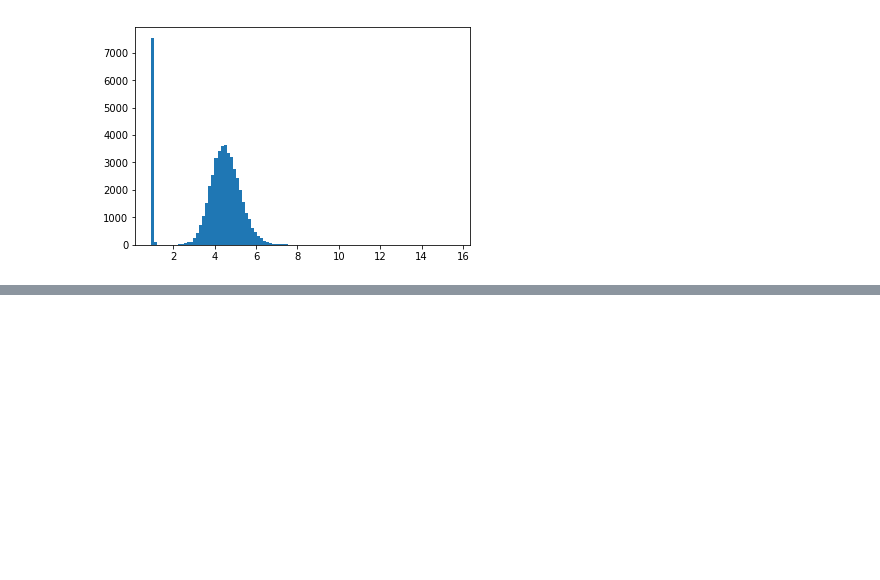
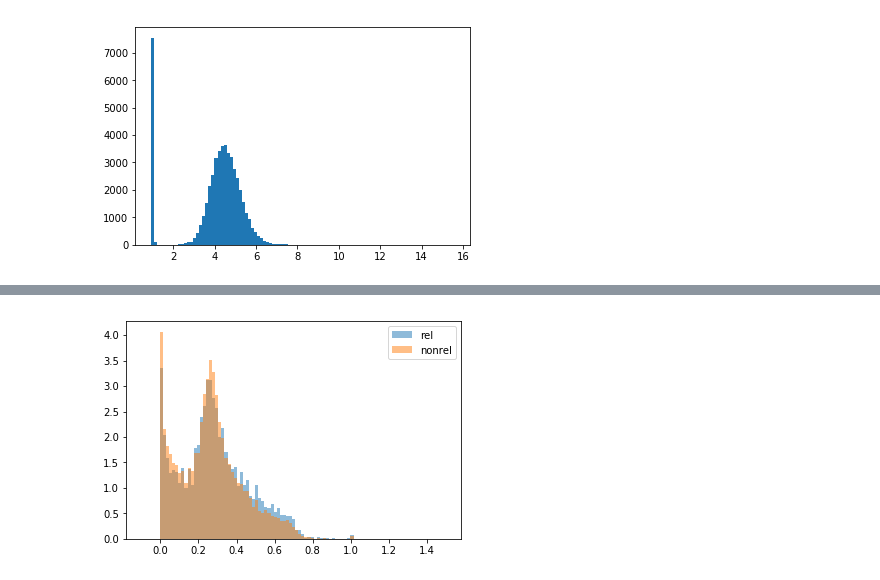
Before and after one commit to jzbjyb/rri_match, a Jupyter notebook: quick_test.ipynb, the cells around one changed output, grey strips where cells are left out. Drawn from its saved outputs; the diff is of its cells as text; code cells hidden in the pictures; blank space fills up the shorter version.

```diff
--- a/quick_test.ipynb
+++ b/quick_test.ipynb
@@ -135,0 +150,4 @@ emb_vis('data/bing/w2v')
+# %%
+density_vis('density_test_05.data')
+# %% [output]
+[figure, added]
```
Also changed, not shown: parts of 12 cells of this notebook, 2 other files.
